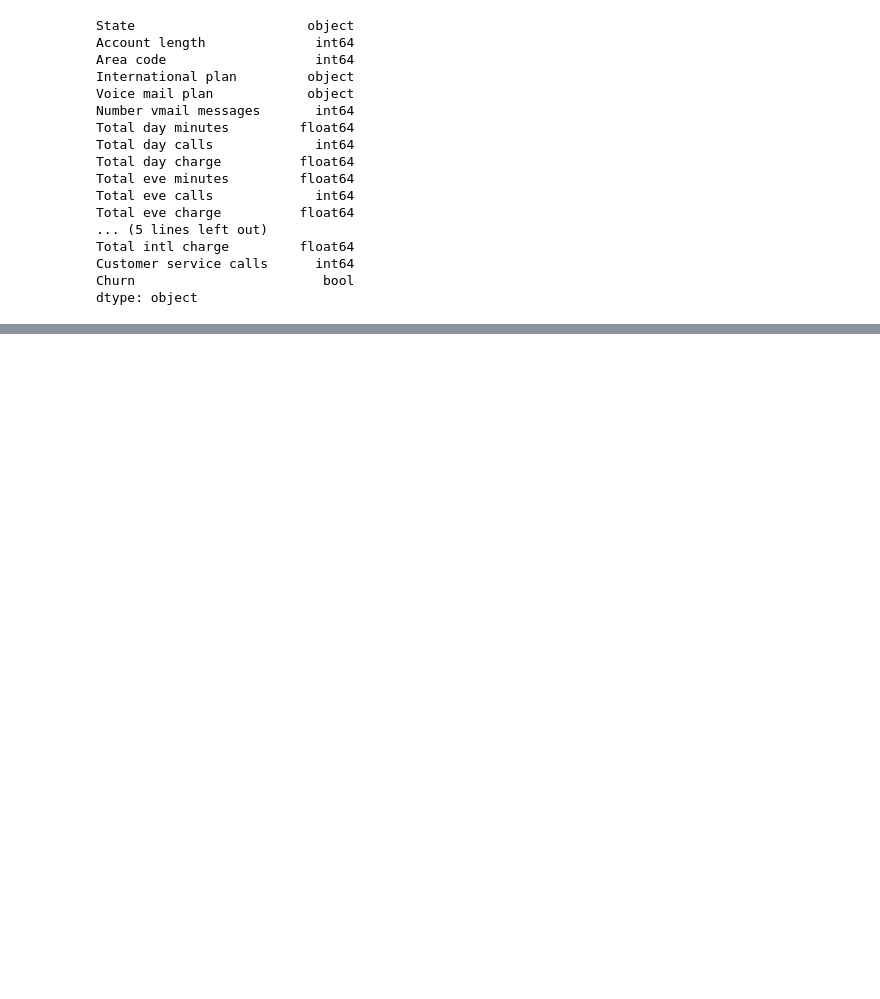
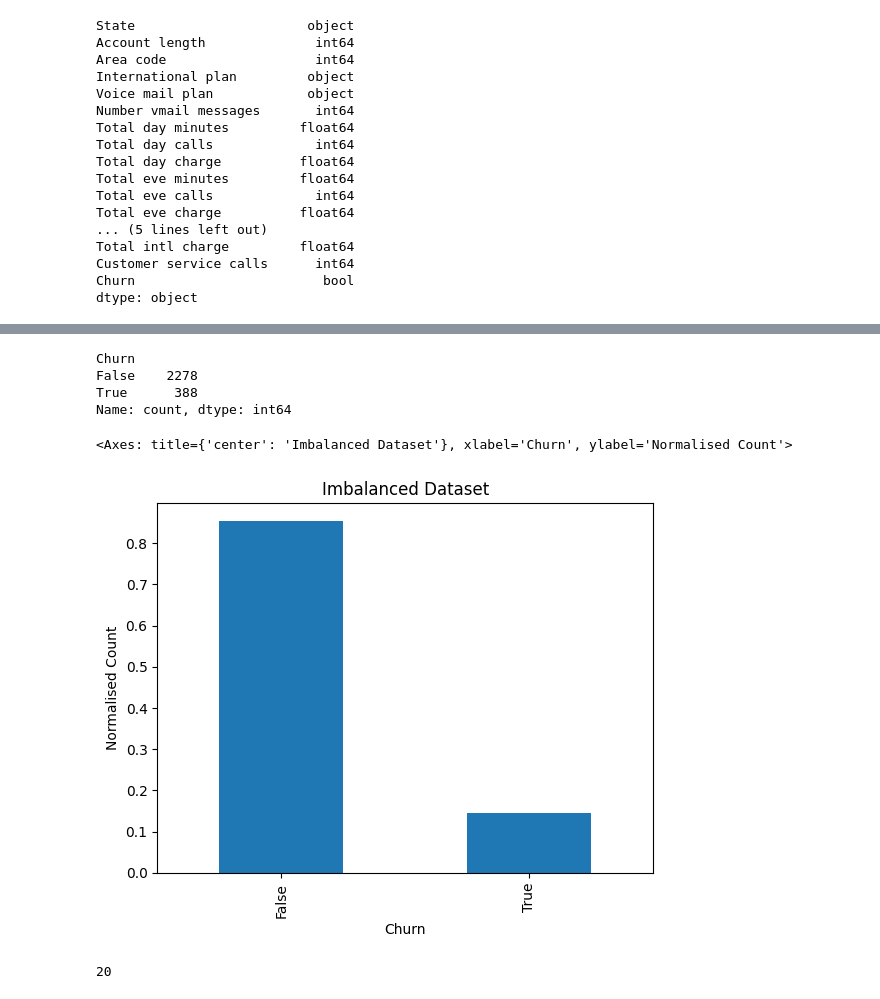
Before and after one commit to 0xVolt/telecom-churn-rate-analysis, a Jupyter notebook: main.ipynb, the cells around one changed output, grey strips where cells are left out. Saved outputs shown, nothing was run; the diff lists cells and outputs as text; code cells hidden in the pictures; blank space fills up the shorter version.

```diff
--- a/main.ipynb
+++ b/main.ipynb
@@ -55,0 +78,19 @@ dtype: object
+# %%
+df['Churn'].value_counts()
+# %% [output]
+Churn
+False    2278
+True      388
+Name: count, dtype: int64
+# %%
+plt.title('Imbalanced Dataset')
+plt.grid()
+plt.ylabel('Normalised Count')
+df['Churn'].value_counts(normalize=True).plot.bar()
+# %% [output]
+<Axes: title={'center': 'Imbalanced Dataset'}, xlabel='Churn', ylabel='Normalised Count'>
+[figure, added]
+# %%
+len(df.columns)
+# %% [output]
+20
```
Also changed, not shown: parts of 13 cells of this notebook.
